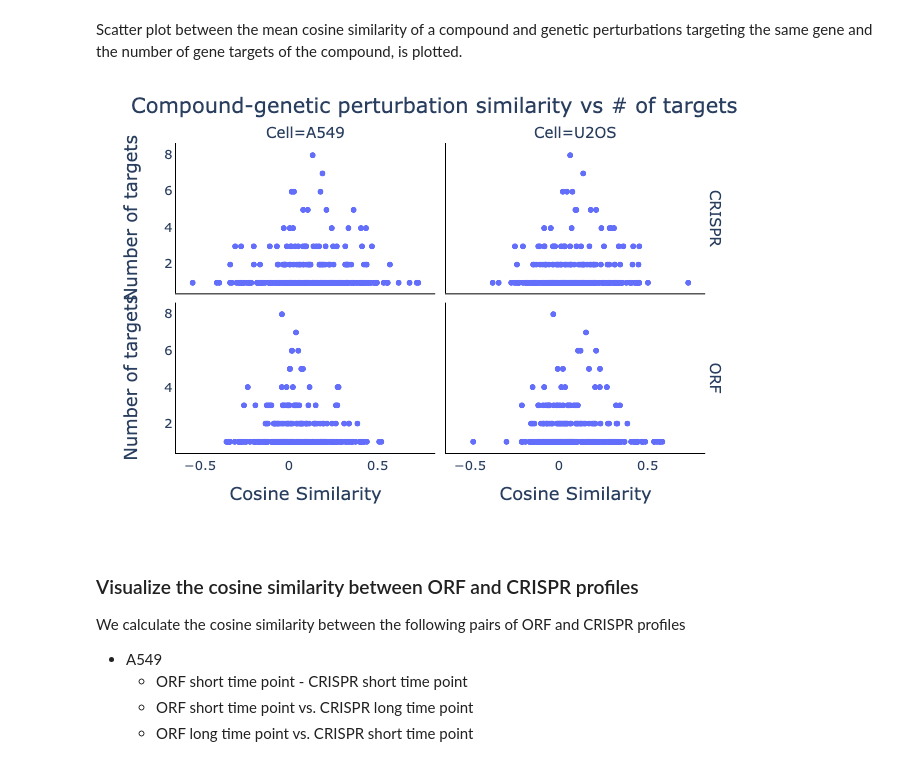
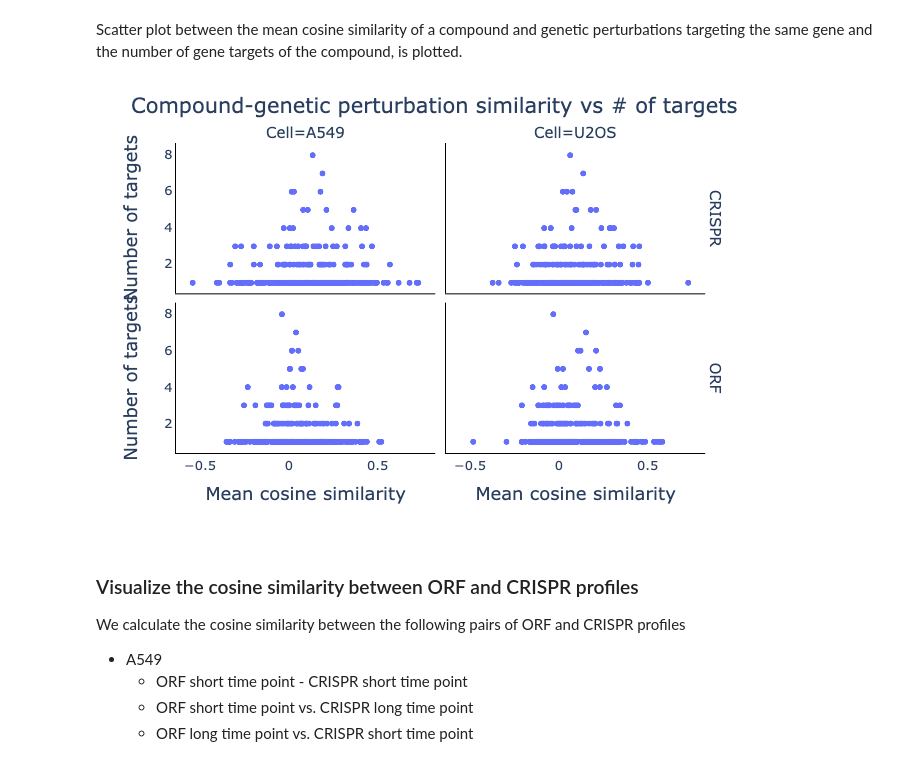
Before and after one commit to jump-cellpainting/2024_Chandrasekaran_NatureMethods, a Jupyter notebook: benchmark/5.visualize-similarities.ipynb, the cells around one changed output. Cells and saved outputs as stored; diff of their text form; code cells hidden in the pictures.

```diff
--- a/benchmark/5.visualize-similarities.ipynb
+++ b/benchmark/5.visualize-similarities.ipynb
@@ -237,29 +237,29 @@ matching_df = matching_df.query('same_target==True').groupby(['Cell','Modality1'
 # %%
 fig = px.scatter(
     matching_df,
     x='cosine_sim',
     y='n_targets',
     facet_col = 'Cell',
     facet_row = 'Genetic_Perturbation'
 )
 fig.update_layout(title='Compound-genetic perturbation similarity vs # of targets',
-    xaxis1=dict(title='Cosine Similarity', linecolor = "#000000", tickfont=dict(size=13)),
-    xaxis2=dict(title='Cosine Similarity', linecolor = "#000000", tickfont=dict(size=13)),
+    xaxis1=dict(title='Mean cosine similarity', linecolor = "#000000", tickfont=dict(size=13)),
+    xaxis2=dict(title='Mean cosine similarity', linecolor = "#000000", tickfont=dict(size=13)),
     xaxis3=dict(linecolor = "#000000"),
     xaxis4=dict(linecolor = "#000000"),
     yaxis1=dict(title='Number of targets', linecolor = "#000000", tickfont=dict(size=13)),
     yaxis2=dict(linecolor = "#000000"),
     yaxis3=dict(title='Number of targets', linecolor = "#000000", tickfont=dict(size=13)),
     yaxis4=dict(linecolor = "#000000"),
     font=dict(size=15),
     paper_bgcolor='rgba(0,0,0,0)',
     plot_bgcolor='rgba(0,0,0,0)',
 )
 fig.for_each_annotation(lambda a: a.update(text=a.text.replace("Genetic_Perturbation=", "")))
 fig.show("png")
 fig.write_image('figures/5.cosine_similarities_ntargets.png', width=640, height=480, scale=2)
 # %% [output]
-[figure, old version]
+[figure, new version]
 # %% [markdown]
 ### Visualize the cosine similarity between ORF and CRISPR profiles
 We calculate the cosine similarity between the following pairs of ORF and CRISPR profiles
```
Also changed, not shown: 1 other file.
